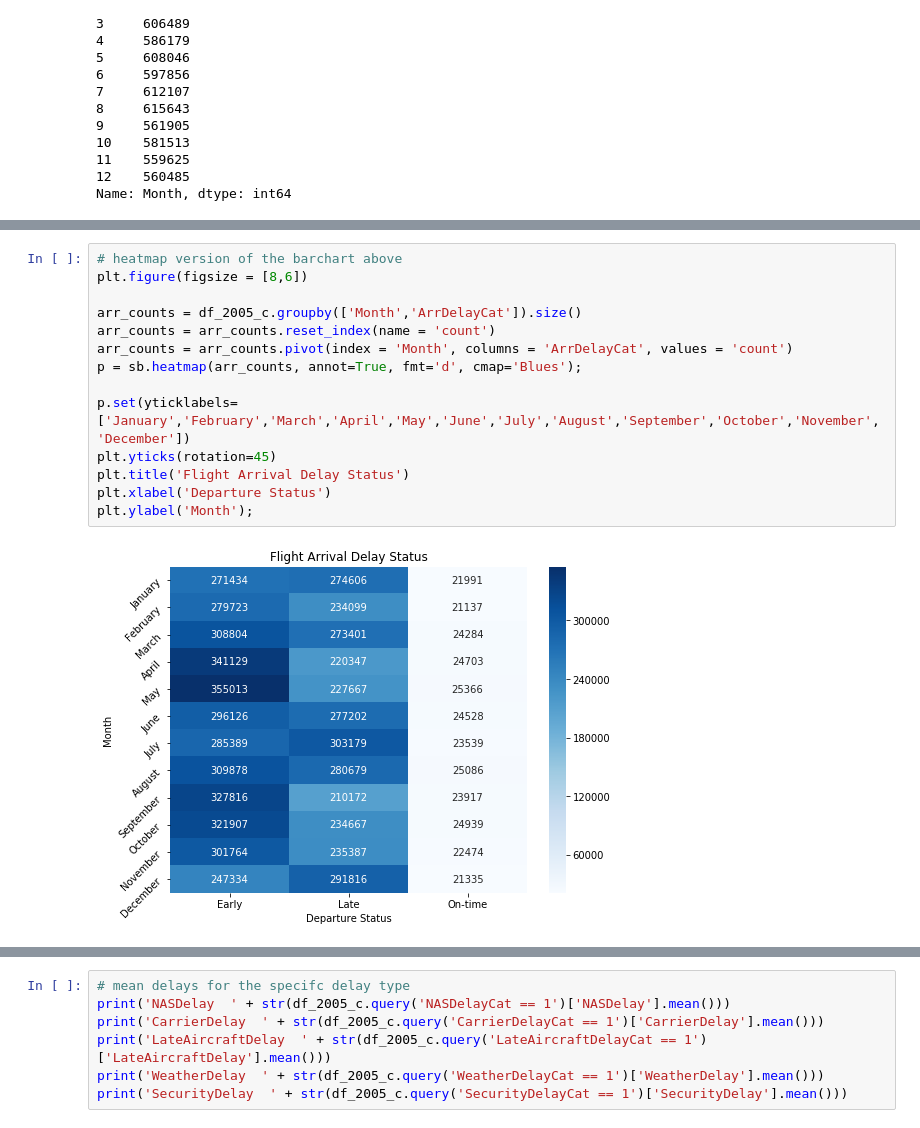
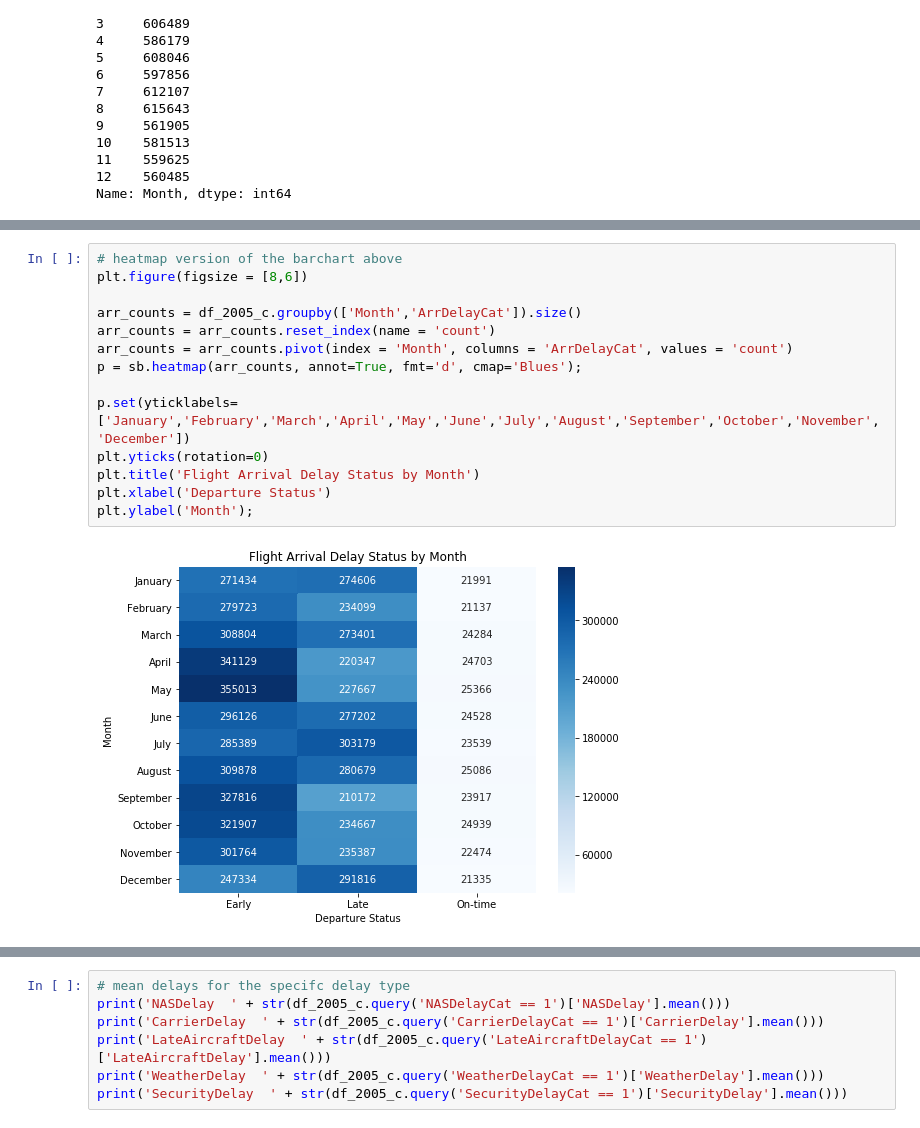
Before and after one commit to aandersland/udacity-data-analyst-nanodegree-flightdata, a Jupyter notebook: explanation_flightdata.ipynb, the cells around one changed output, grey strips where cells are left out. Drawn from its saved outputs; the diff is of its cells as text.

```diff
--- a/explanation_flightdata.ipynb
+++ b/explanation_flightdata.ipynb
@@ -85,16 +87,16 @@ plt.ylabel('Month');
 # %%
 # heatmap version of the barchart above
 plt.figure(figsize = [8,6])
 
 arr_counts = df_2005_c.groupby(['Month','ArrDelayCat']).size()
 arr_counts = arr_counts.reset_index(name = 'count')
 arr_counts = arr_counts.pivot(index = 'Month', columns = 'ArrDelayCat', values = 'count')
 p = sb.heatmap(arr_counts, annot=True, fmt='d', cmap='Blues');
 
 p.set(yticklabels=['January','February','March','April','May','June','July','August','September','October','November','December'])
-plt.yticks(rotation=45)
-plt.title('Flight Arrival Delay Status')
+plt.yticks(rotation=0)
+plt.title('Flight Arrival Delay Status by Month')
 plt.xlabel('Departure Status')
 plt.ylabel('Month');
 # %% [output]
-[figure, old version]
+[figure, new version]
```
Also changed, not shown: parts of 26 cells of this notebook.
